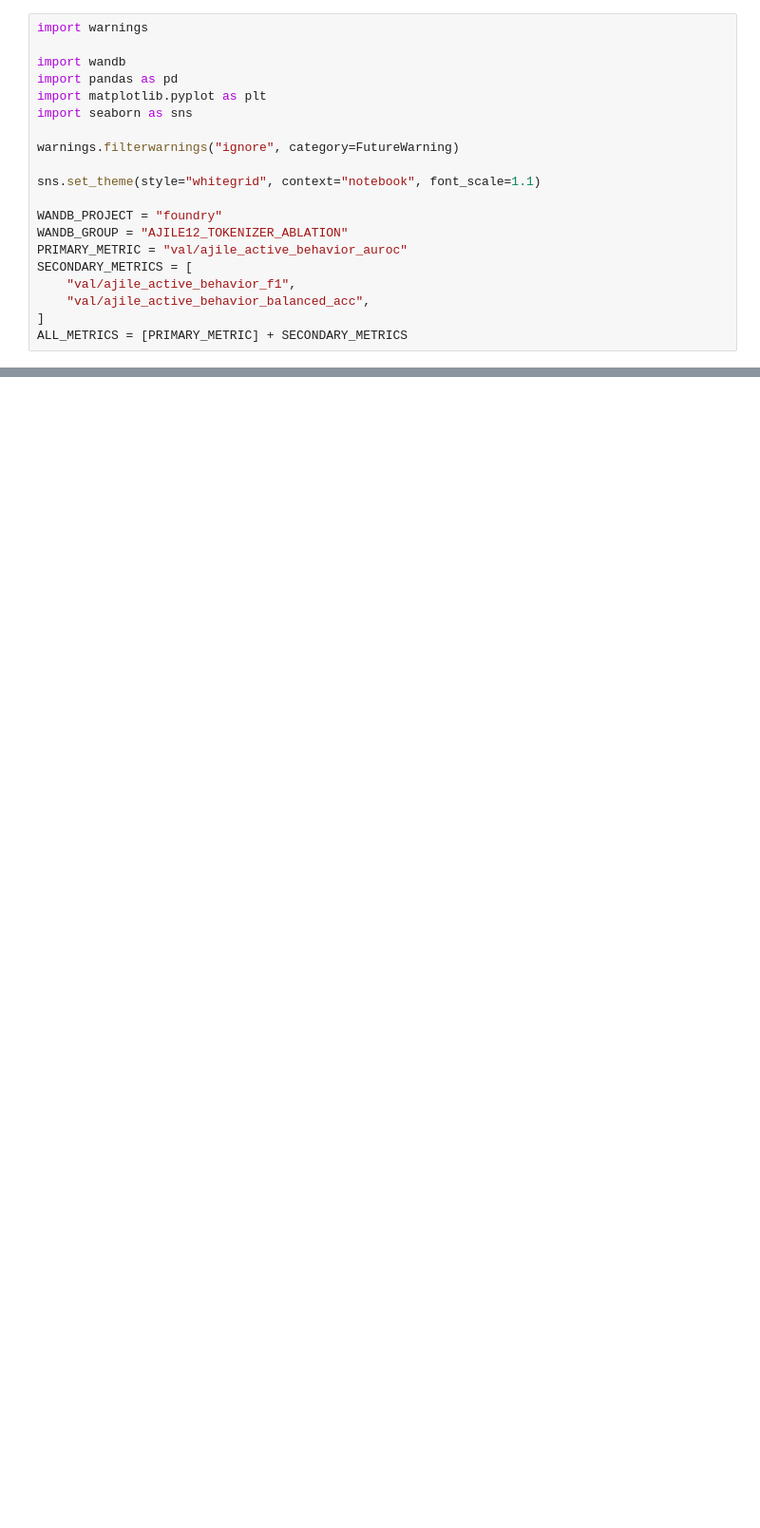
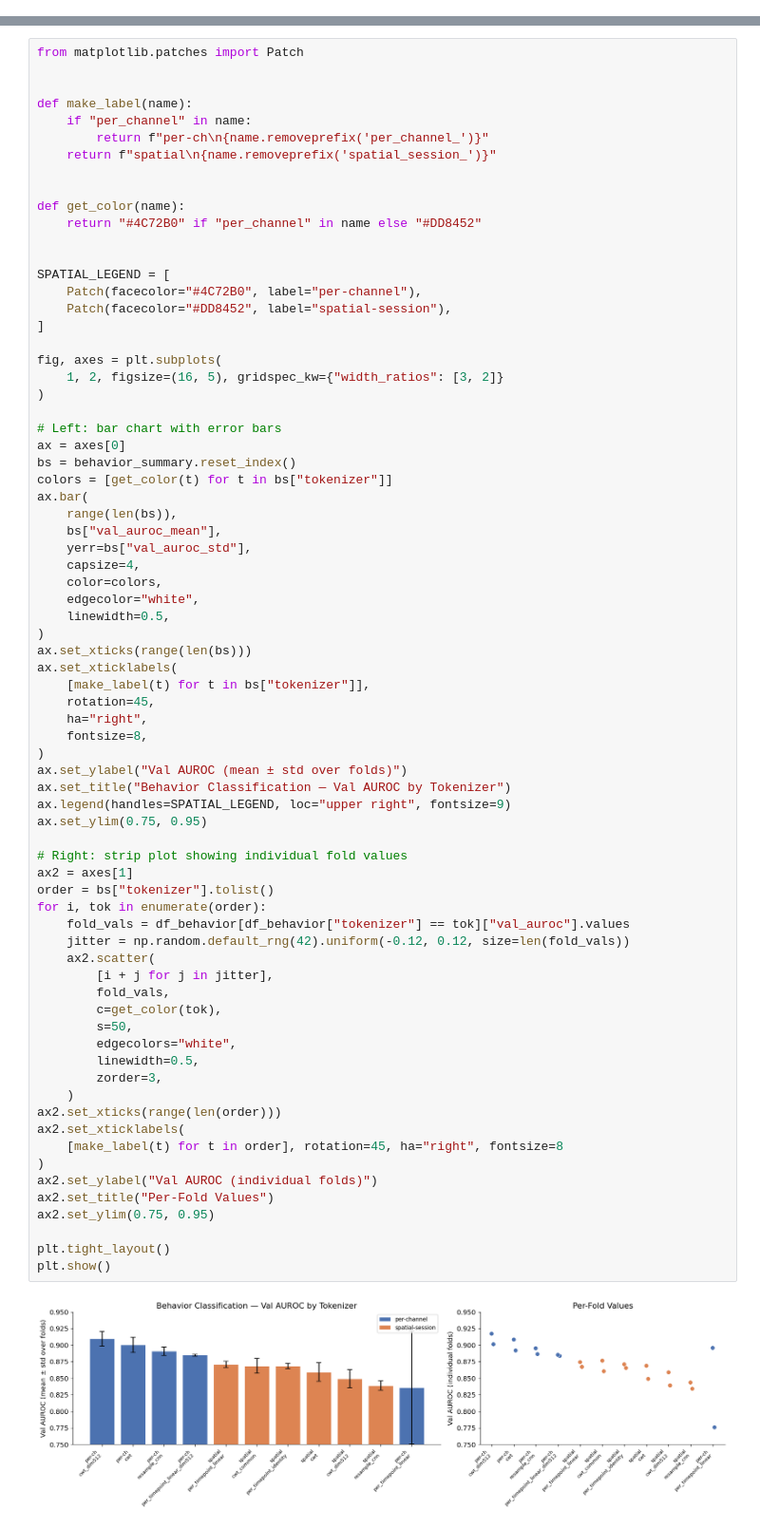
Before and after one commit to ProjectNFM/Foundry, a Jupyter notebook: notebooks/tokenizer_comparison.ipynb, the cells around one changed output, grey strips where cells are left out. Shown at 95% size. Drawn from its saved outputs; the diff is of its cells as text; blank space fills up the shorter version.

Commit message:
Updated notebook with new results

```diff
--- a/notebooks/tokenizer_comparison.ipynb
+++ b/notebooks/tokenizer_comparison.ipynb
@@ -11,20 +0,0 @@ Analyse runs from the `AJILE12_TOKENIZER_ABLATION` wandb group.
-# %%
-import warnings
-
-import wandb
-import pandas as pd
-import matplotlib.pyplot as plt
-import seaborn as sns
-
-warnings.filterwarnings("ignore", category=FutureWarning)
-
-sns.set_theme(style="whitegrid", context="notebook", font_scale=1.1)
-
-WANDB_PROJECT = "foundry"
-WANDB_GROUP = "AJILE12_TOKENIZER_ABLATION"
-PRIMARY_METRIC = "val/ajile_active_behavior_auroc"
-SECONDARY_METRICS = [
-    "val/ajile_active_behavior_f1",
-    "val/ajile_active_behavior_balanced_acc",
-]
-ALL_METRICS = [PRIMARY_METRIC] + SECONDARY_METRICS
@@ -495,0 +239,75 @@ summary_table.style.apply(highlight_best).format(precision=4)
+# %%
+from matplotlib.patches import Patch
+
+
+def make_label(name):
+    if "per_channel" in name:
+        return f"per-ch\n{name.removeprefix('per_channel_')}"
+    return f"spatial\n{name.removeprefix('spatial_session_')}"
+
+
+def get_color(name):
+    return "#4C72B0" if "per_channel" in name else "#DD8452"
+
+
+SPATIAL_LEGEND = [
+    Patch(facecolor="#4C72B0", label="per-channel"),
+    Patch(facecolor="#DD8452", label="spatial-session"),
+]
+
+fig, axes = plt.subplots(
+    1, 2, figsize=(16, 5), gridspec_kw={"width_ratios": [3, 2]}
+)
+
+# Left: bar chart with error bars
+ax = axes[0]
+bs = behavior_summary.reset_index()
+colors = [get_color(t) for t in bs["tokenizer"]]
+ax.bar(
+    range(len(bs)),
+    bs["val_auroc_mean"],
+    yerr=bs["val_auroc_std"],
+    capsize=4,
+    color=colors,
+    edgecolor="white",
+    linewidth=0.5,
+)
+ax.set_xticks(range(len(bs)))
+ax.set_xticklabels(
+    [make_label(t) for t in bs["tokenizer"]],
+    rotation=45,
+    ha="right",
+    fontsize=8,
+)
+ax.set_ylabel("Val AUROC (mean ± std over folds)")
+ax.set_title("Behavior Classification — Val AUROC by Tokenizer")
+ax.legend(handles=SPATIAL_LEGEND, loc="upper right", fontsize=9)
+ax.set_ylim(0.75, 0.95)
+
+# Right: strip plot showing individual fold values
+ax2 = axes[1]
+order = bs["tokenizer"].tolist()
+for i, tok in enumerate(order):
+    fold_vals = df_behavior[df_behavior["tokenizer"] == tok]["val_auroc"].values
+    jitter = np.random.default_rng(42).uniform(-0.12, 0.12, size=len(fold_vals))
+    ax2.scatter(
+        [i + j for j in jitter],
+        fold_vals,
+        c=get_color(tok),
+        s=50,
+        edgecolors="white",
+        linewidth=0.5,
+        zorder=3,
+    )
+ax2.set_xticks(range(len(order)))
+ax2.set_xticklabels(
+    [make_label(t) for t in order], rotation=45, ha="right", fontsize=8
+)
+ax2.set_ylabel("Val AUROC (individual folds)")
+ax2.set_title("Per-Fold Values")
+ax2.set_ylim(0.75, 0.95)
+
+plt.tight_layout()
+plt.show()
+# %% [output]
+[figure, added]
```
Also changed, not shown: parts of 60 cells of this notebook.
